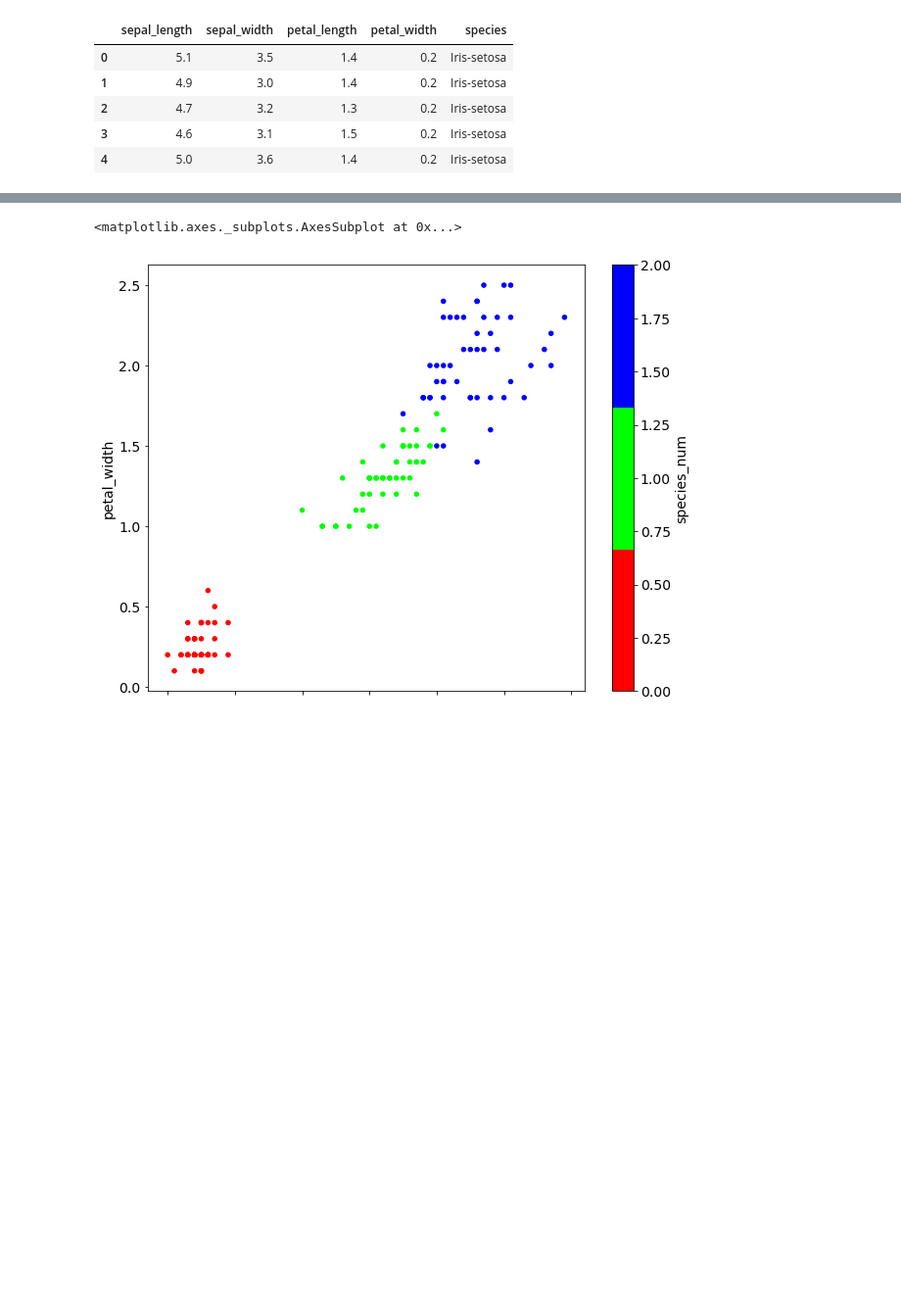
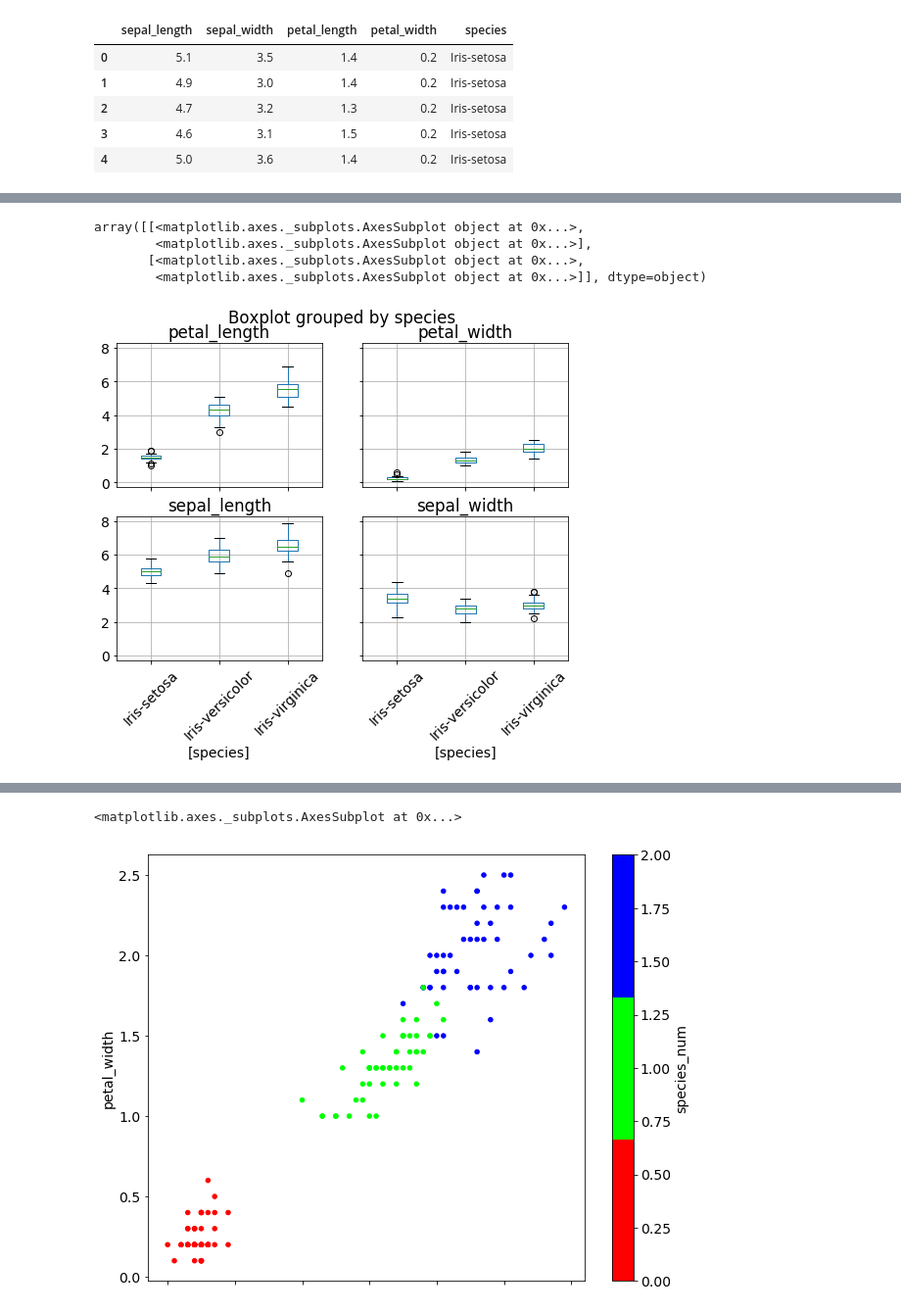
Before and after one commit to naidaire/lesson12_knn_classification, a Jupyter notebook: knn_with_sklearn.ipynb, the cells around one changed output, grey strips where cells are left out. Shown at 98% size. Drawn from its saved outputs; the diff is of its cells as text; code cells hidden in the pictures; blank space fills up the shorter version.

```diff
--- a/knn_with_sklearn.ipynb
+++ b/knn_with_sklearn.ipynb
@@ -50,0 +259,9 @@ iris.head()
+# %%
+# box plot of all numeric columns grouped by species
+iris.boxplot(by='species', rot=45)
+# %% [output]
+array([[<matplotlib.axes._subplots.AxesSubplot object at 0x...>,
+        <matplotlib.axes._subplots.AxesSubplot object at 0x...>],
+       [<matplotlib.axes._subplots.AxesSubplot object at 0x...>,
+        <matplotlib.axes._subplots.AxesSubplot object at 0x...>]], dtype=object)
+[figure, added]
```
Also changed, not shown: parts of 130 cells of this notebook, 33 other files.
